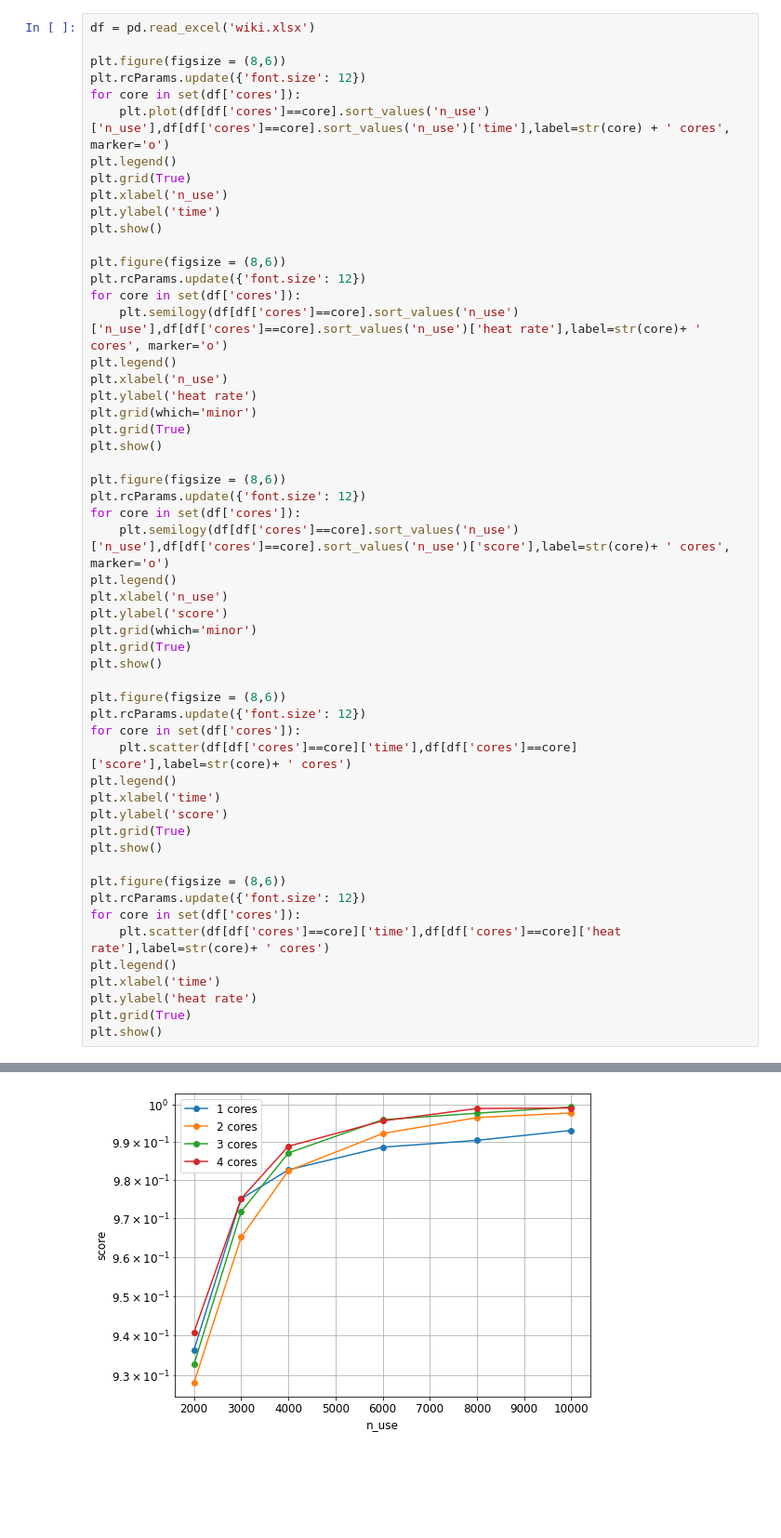
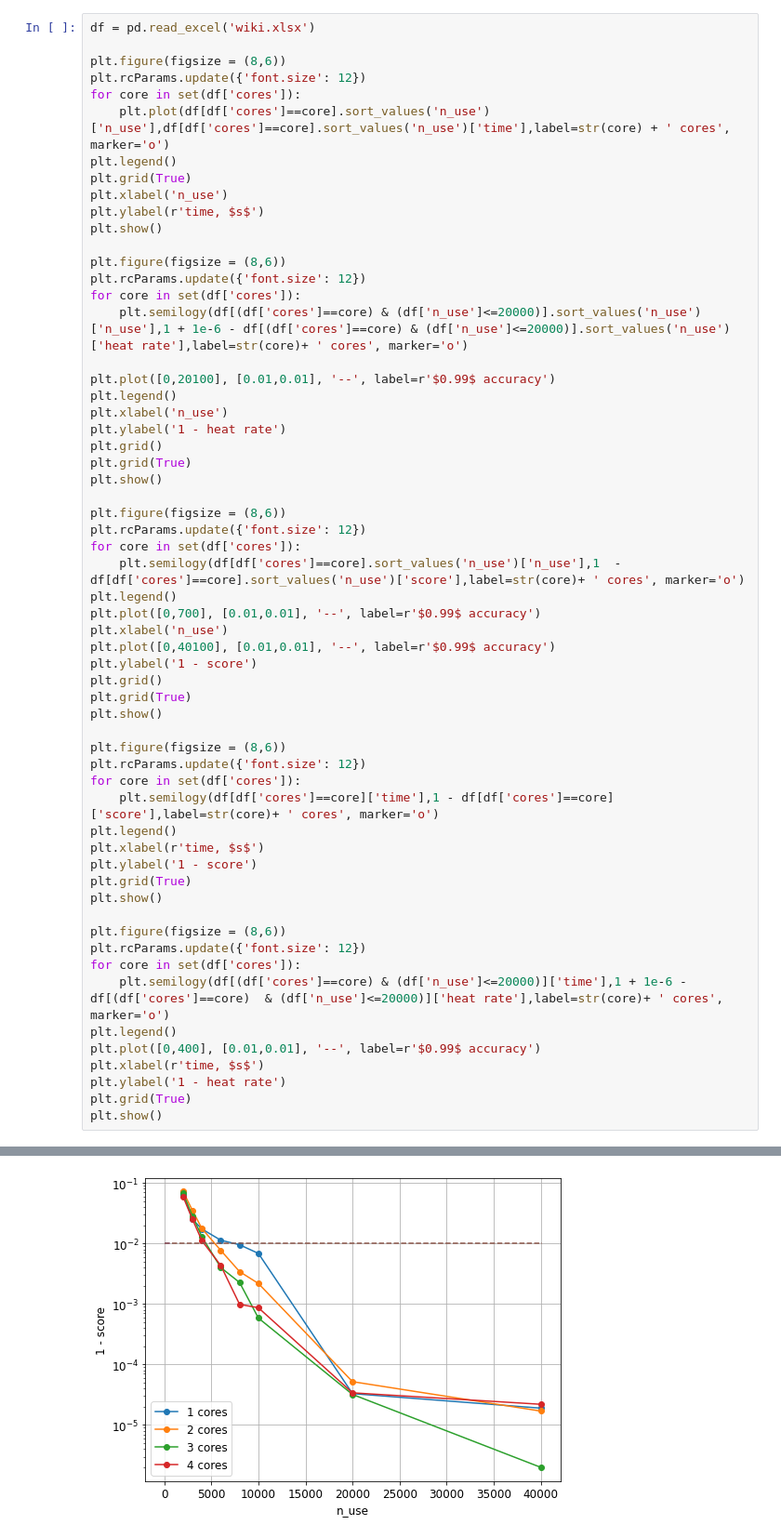
Before and after one commit to rukubrakov/HPPL_project, a Jupyter notebook: Graphs_building.ipynb, the cells around one changed output, grey strips where cells are left out. Shown at 93% size. Saved outputs shown, nothing was run; the diff lists cells and outputs as text; blank space fills up the shorter version.

```diff
--- a/Graphs_building.ipynb
+++ b/Graphs_building.ipynb
@@ -12,48 +13,53 @@ for core in set(df['cores']):
 plt.legend()
 plt.grid(True)
 plt.xlabel('n_use')
-plt.ylabel('time')
+plt.ylabel(r'time, $s$')
 plt.show()
 
 plt.figure(figsize = (8,6))
 plt.rcParams.update({'font.size': 12})
 for core in set(df['cores']):
-    plt.semilogy(df[df['cores']==core].sort_values('n_use')['n_use'],df[df['cores']==core].sort_values('n_use')['heat rate'],label=str(core)+ ' cores', marker='o')
+    plt.semilogy(df[(df['cores']==core) & (df['n_use']<=20000)].sort_values('n_use')['n_use'],1 + 1e-6 - df[(df['cores']==core) & (df['n_use']<=20000)].sort_values('n_use')['heat rate'],label=str(core)+ ' cores', marker='o')
+
+plt.plot([0,20100], [0.01,0.01], '--', label=r'$0.99$ accuracy')
 plt.legend()
 plt.xlabel('n_use')
-plt.ylabel('heat rate')
-plt.grid(which='minor')
+plt.ylabel('1 - heat rate')
+plt.grid()
 plt.grid(True)
 plt.show()
 
 plt.figure(figsize = (8,6))
 plt.rcParams.update({'font.size': 12})
 for core in set(df['cores']):
-    plt.semilogy(df[df['cores']==core].sort_values('n_use')['n_use'],df[df['cores']==core].sort_values('n_use')['score'],label=str(core)+ ' cores', marker='o')
+    plt.semilogy(df[df['cores']==core].sort_values('n_use')['n_use'],1  - df[df['cores']==core].sort_values('n_use')['score'],label=str(core)+ ' cores', marker='o')
 plt.legend()
+plt.plot([0,700], [0.01,0.01], '--', label=r'$0.99$ accuracy')
 plt.xlabel('n_use')
-plt.ylabel('score')
-plt.grid(which='minor')
+plt.plot([0,40100], [0.01,0.01], '--', label=r'$0.99$ accuracy')
+plt.ylabel('1 - score')
+plt.grid()
 plt.grid(True)
 plt.show()
 
 plt.figure(figsize = (8,6))
 plt.rcParams.update({'font.size': 12})
 for core in set(df['cores']):
-    plt.scatter(df[df['cores']==core]['time'],df[df['cores']==core]['score'],label=str(core)+ ' cores')
+    plt.semilogy(df[df['cores']==core]['time'],1 - df[df['cores']==core]['score'],label=str(core)+ ' cores', marker='o')
 plt.legend()
-plt.xlabel('time')
-plt.ylabel('score')
+plt.xlabel(r'time, $s$')
+plt.ylabel('1 - score')
 plt.grid(True)
 plt.show()
 
 plt.figure(figsize = (8,6))
 plt.rcParams.update({'font.size': 12})
 for core in set(df['cores']):
-    plt.scatter(df[df['cores']==core]['time'],df[df['cores']==core]['heat rate'],label=str(core)+ ' cores')
+    plt.semilogy(df[(df['cores']==core) & (df['n_use']<=20000)]['time'],1 + 1e-6 - df[(df['cores']==core)  & (df['n_use']<=20000)]['heat rate'],label=str(core)+ ' cores', marker='o')
 plt.legend()
-plt.xlabel('time')
-plt.ylabel('heat rate')
+plt.plot([0,400], [0.01,0.01], '--', label=r'$0.99$ accuracy')
+plt.xlabel(r'time, $s$')
+plt.ylabel('1 - heat rate')
 plt.grid(True)
 plt.show()
 # %% [output]
@@ -62 +68 @@ plt.show()
-[figure, old version]
+[figure, new version]
```
Also changed, not shown: parts of 2 cells of this notebook, 1 other file.
